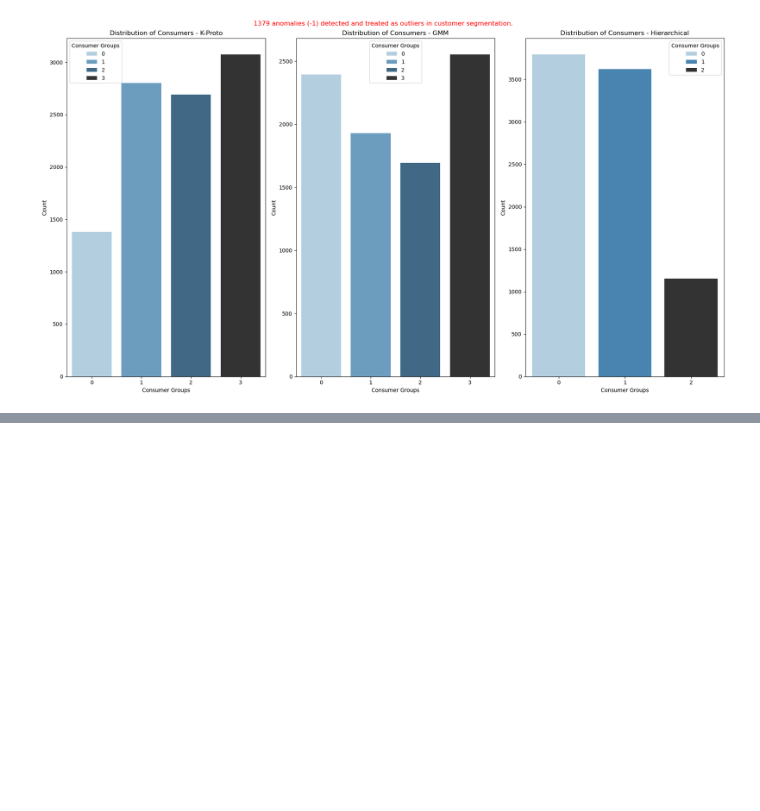
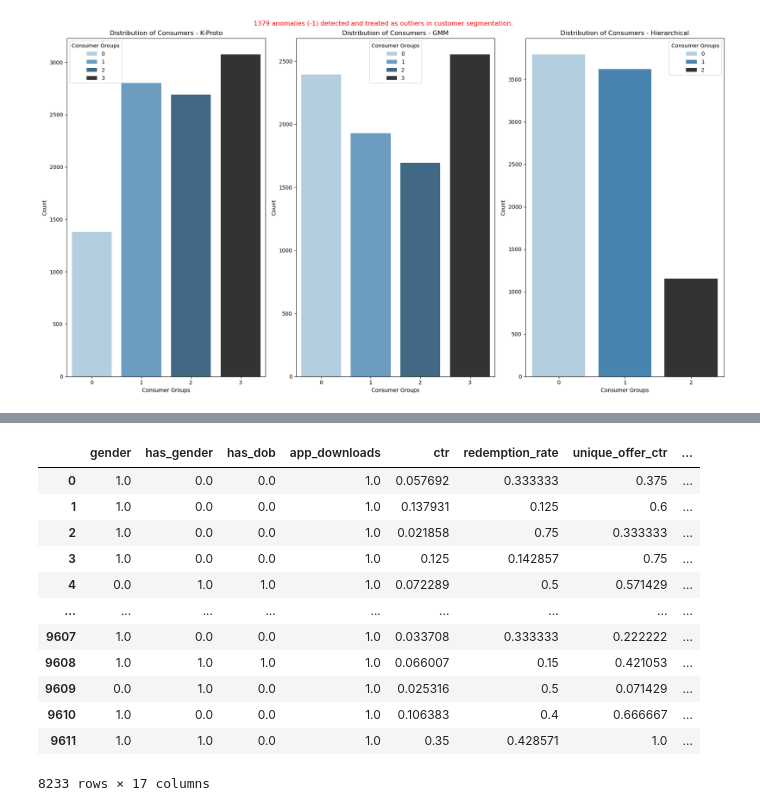
Before and after one commit to renswickd/Dataengine-Tasks, a Jupyter notebook: Task2/Task2-Notebook.ipynb, the cells around one changed output, grey strips where cells are left out. Cells and saved outputs as stored; diff of their text form; code cells hidden in the pictures; blank space fills up the shorter version.

```diff
--- a/Task2/Task2-Notebook.ipynb
+++ b/Task2/Task2-Notebook.ipynb
@@ -591,0 +695,16 @@ plt.show()
+# %%
+df_kproto.iloc[:,:-1]
+# %% [output]
+|  | gender | has_gender | has_dob | app_downloads | ctr | redemption_rate | unique_offer_ctr | ... |
+| 0 | 1.0 | 0.0 | 0.0 | 1.0 | 0.057692 | 0.333333 | 0.375 | ... |
+| 1 | 1.0 | 0.0 | 0.0 | 1.0 | 0.137931 | 0.125 | 0.6 | ... |
+| 2 | 1.0 | 0.0 | 0.0 | 1.0 | 0.021858 | 0.75 | 0.333333 | ... |
+| 3 | 1.0 | 0.0 | 0.0 | 1.0 | 0.125 | 0.142857 | 0.75 | ... |
+| 4 | 0.0 | 1.0 | 1.0 | 1.0 | 0.072289 | 0.5 | 0.571429 | ... |
+| ... | ... | ... | ... | ... | ... | ... | ... | ... |
+| 9607 | 1.0 | 0.0 | 0.0 | 1.0 | 0.033708 | 0.333333 | 0.222222 | ... |
+| 9608 | 1.0 | 1.0 | 1.0 | 1.0 | 0.066007 | 0.15 | 0.421053 | ... |
+| 9609 | 0.0 | 1.0 | 0.0 | 1.0 | 0.025316 | 0.5 | 0.071429 | ... |
+| 9610 | 1.0 | 0.0 | 0.0 | 1.0 | 0.106383 | 0.4 | 0.666667 | ... |
+| 9611 | 1.0 | 1.0 | 0.0 | 1.0 | 0.35 | 0.428571 | 1.0 | ... |
+8233 rows × 17 columns
```
Also changed, not shown: parts of 24 cells of this notebook, 5 other files.
